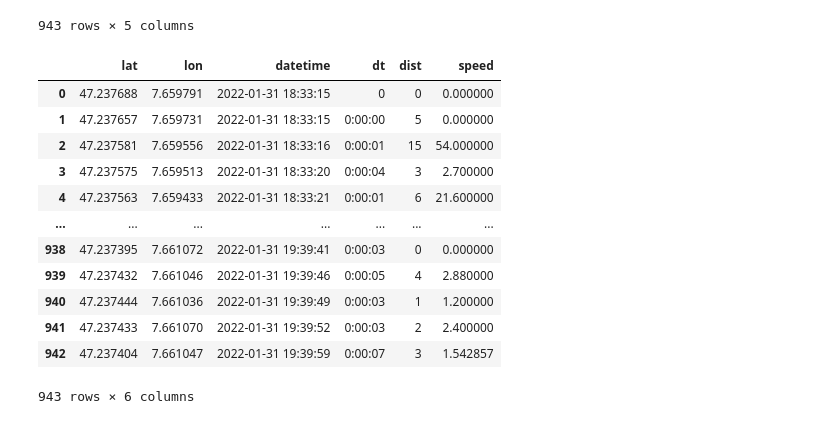
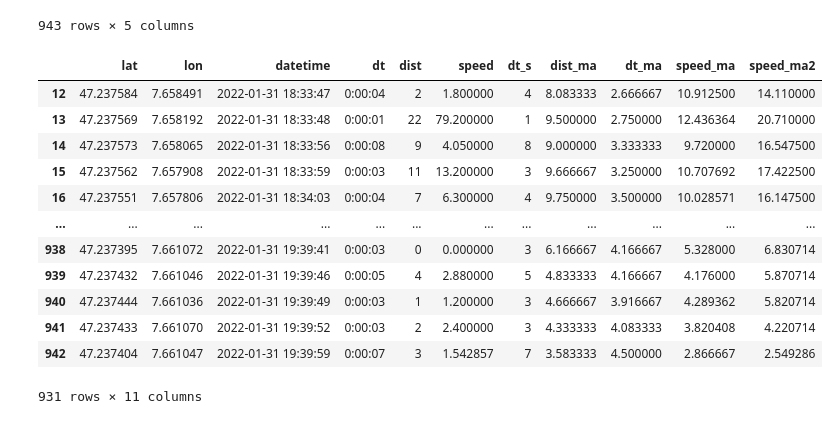
Before and after one commit to jaal5/garmin, a Jupyter notebook: main.ipynb, the cells around one changed output. Cells and saved outputs as stored; diff of their text form; code cells hidden in the pictures.

```diff
--- a/main.ipynb
+++ b/main.ipynb
@@ -48,43 +48,54 @@ track['datetime'] = track['datetime'].str[:-1]
 track['datetime'] = track['datetime'].str.replace('T',' ')
 track['datetime'] = track['datetime'].str.replace('-','/')
 track['dt'] = 0
 track['dist'] = 0
 track['speed'] = 0.0
 for i, row in track.iterrows():
 
     datetime_object = datetime.strptime(row.datetime, '%Y/%m/%d %H:%M:%S.%f')
     track.at[i, 'datetime'] = datetime_object
 
     if i == 0:
         continue
     else:
         coords_1 = (track['lat'][i-1], track['lon'][i-1])
         coords_2 = (row.lat, row.lon)
         dist = geopy.distance.distance(coords_1, coords_2).m
         track.at[i, 'dist'] = dist
 
         dt = track['datetime'][i] - track['datetime'][i-1]
         track.at[i, 'dt'] = dt
 
     dist = track['dist'][i]
     dt = track['dt'][i].seconds
     if dt == 0:
         speed = 0
     else:
         speed = float(dist/dt)*3.6
     track.at[i,'speed'] = speed
+track = track[1:]
+
+# moving average
+roll = 12
+
+track['dt_s'] = track.dt.map(lambda x: x.seconds)
+track['dist_ma'] = track['dist'].rolling(roll).mean()
+track['dt_ma'] = track['dt_s'].rolling(roll).mean()
+track['speed_ma'] = track['dist_ma']/track['dt_ma']*3.6
+track['speed_ma2'] = track['speed'].rolling(roll).mean()
+track = track.dropna()
 track
 # %% [output]
-|  | lat | lon | datetime | dt | dist | speed |
-| 0 | 47.237688 | 7.659791 | 2022-01-31 18:33:15 | 0 | 0 | 0.000000 |
-| 1 | 47.237657 | 7.659731 | 2022-01-31 18:33:15 | 0:00:00 | 5 | 0.000000 |
-| 2 | 47.237581 | 7.659556 | 2022-01-31 18:33:16 | 0:00:01 | 15 | 54.000000 |
-| 3 | 47.237575 | 7.659513 | 2022-01-31 18:33:20 | 0:00:04 | 3 | 2.700000 |
-| 4 | 47.237563 | 7.659433 | 2022-01-31 18:33:21 | 0:00:01 | 6 | 21.600000 |
-| ... | ... | ... | ... | ... | ... | ... |
-| 938 | 47.237395 | 7.661072 | 2022-01-31 19:39:41 | 0:00:03 | 0 | 0.000000 |
-| 939 | 47.237432 | 7.661046 | 2022-01-31 19:39:46 | 0:00:05 | 4 | 2.880000 |
-| 940 | 47.237444 | 7.661036 | 2022-01-31 19:39:49 | 0:00:03 | 1 | 1.200000 |
-| 941 | 47.237433 | 7.661070 | 2022-01-31 19:39:52 | 0:00:03 | 2 | 2.400000 |
-| 942 | 47.237404 | 7.661047 | 2022-01-31 19:39:59 | 0:00:07 | 3 | 1.542857 |
+|  | lat | lon | datetime | dt | dist | speed | dt_s | dist_ma | dt_ma | speed_ma | speed_ma2 |
+| 12 | 47.237584 | 7.658491 | 2022-01-31 18:33:47 | 0:00:04 | 2 | 1.800000 | 4 | 8.083333 | 2.666667 | 10.912500 | 14.110000 |
+| 13 | 47.237569 | 7.658192 | 2022-01-31 18:33:48 | 0:00:01 | 22 | 79.200000 | 1 | 9.500000 | 2.750000 | 12.436364 | 20.710000 |
+| 14 | 47.237573 | 7.658065 | 2022-01-31 18:33:56 | 0:00:08 | 9 | 4.050000 | 8 | 9.000000 | 3.333333 | 9.720000 | 16.547500 |
+| 15 | 47.237562 | 7.657908 | 2022-01-31 18:33:59 | 0:00:03 | 11 | 13.200000 | 3 | 9.666667 | 3.250000 | 10.707692 | 17.422500 |
+| 16 | 47.237551 | 7.657806 | 2022-01-31 18:34:03 | 0:00:04 | 7 | 6.300000 | 4 | 9.750000 | 3.500000 | 10.028571 | 16.147500 |
+| ... | ... | ... | ... | ... | ... | ... | ... | ... | ... | ... | ... |
+| 938 | 47.237395 | 7.661072 | 2022-01-31 19:39:41 | 0:00:03 | 0 | 0.000000 | 3 | 6.166667 | 4.166667 | 5.328000 | 6.830714 |
+| 939 | 47.237432 | 7.661046 | 2022-01-31 19:39:46 | 0:00:05 | 4 | 2.880000 | 5 | 4.833333 | 4.166667 | 4.176000 | 5.870714 |
+| 940 | 47.237444 | 7.661036 | 2022-01-31 19:39:49 | 0:00:03 | 1 | 1.200000 | 3 | 4.666667 | 3.916667 | 4.289362 | 5.820714 |
+| 941 | 47.237433 | 7.661070 | 2022-01-31 19:39:52 | 0:00:03 | 2 | 2.400000 | 3 | 4.333333 | 4.083333 | 3.820408 | 4.220714 |
+| 942 | 47.237404 | 7.661047 | 2022-01-31 19:39:59 | 0:00:07 | 3 | 1.542857 | 7 | 3.583333 | 4.500000 | 2.866667 | 2.549286 |
-943 rows × 6 columns
+931 rows × 11 columns
```
Also changed, not shown: parts of 3 cells of this notebook.
